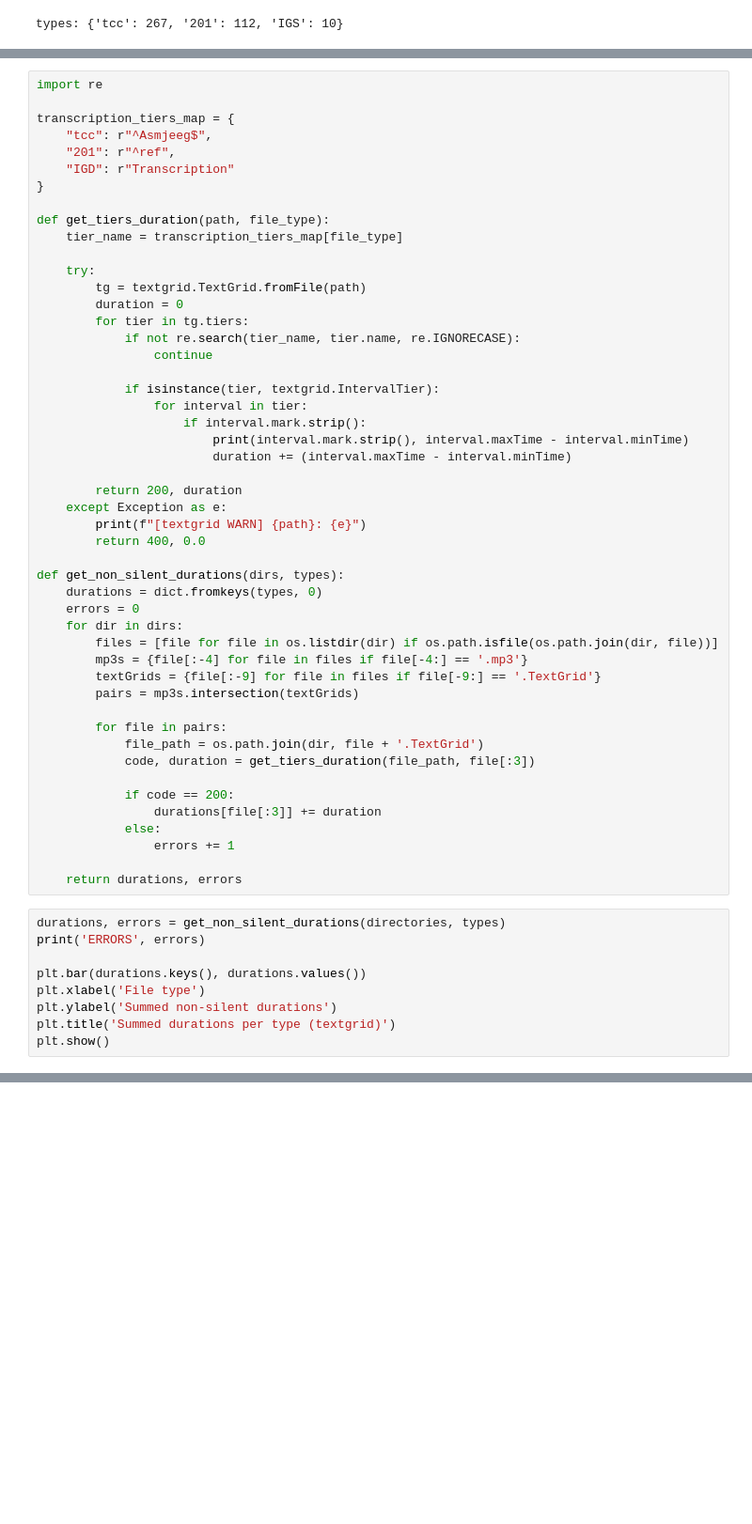
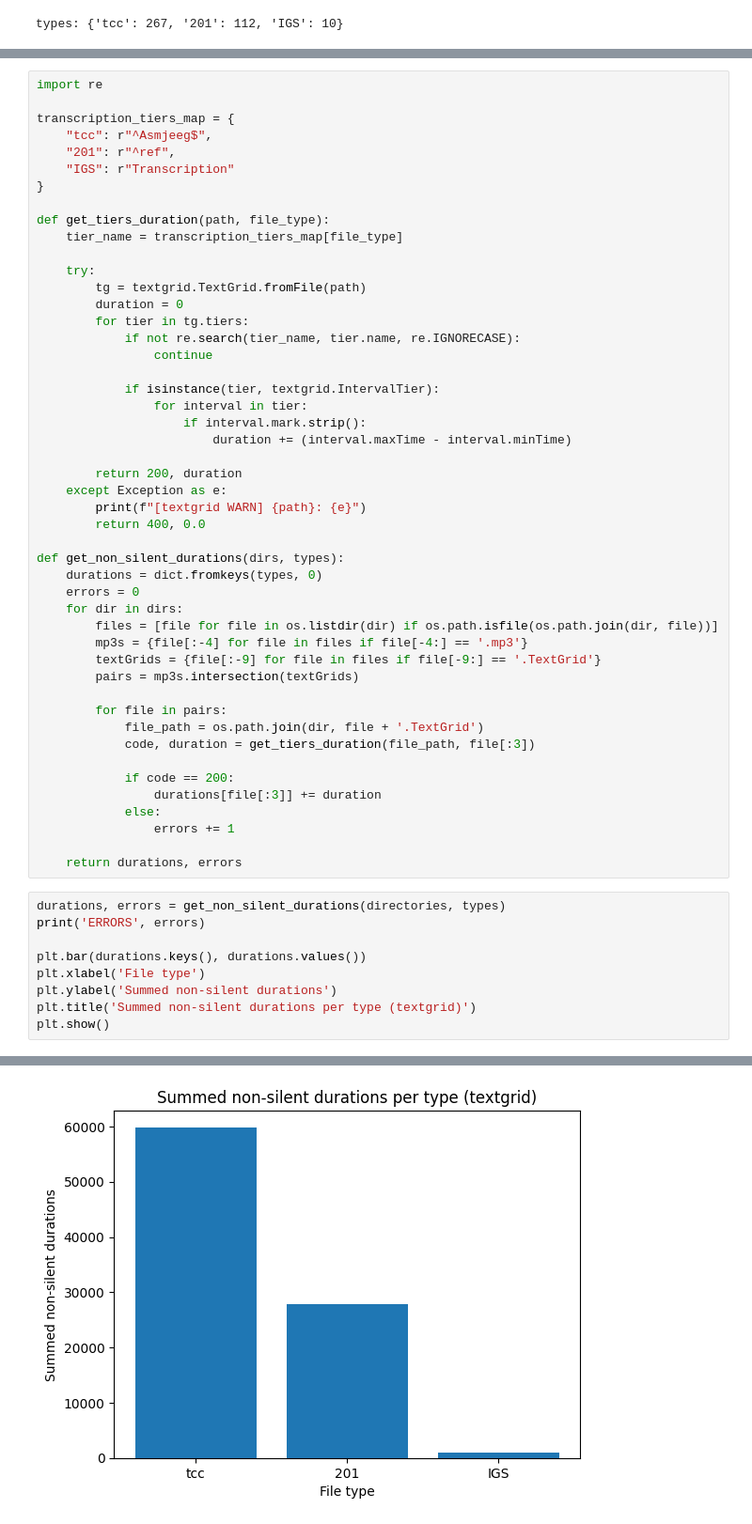
Before and after one commit to McOwska/Low-resource-languages, a Jupyter notebook: code/data_processing/EDA/file_types.ipynb, the cells around one changed output, grey strips where cells are left out. Shown: that part at 94% size. Cells and saved outputs as stored; diff of their text form; blank space fills up the shorter version.

```diff
--- a/code/data_processing/file_types.ipynb
+++ b/code/data_processing/EDA/file_types.ipynb
@@ -186,7 +186,7 @@ import re
 transcription_tiers_map = {
     "tcc": r"^Asmjeeg$",
     "201": r"^ref",
-    "IGD": r"Transcription"
+    "IGS": r"Transcription"
 }
 
 def get_tiers_duration(path, file_type):
@@ -202,7 +202,6 @@ def get_tiers_duration(path, file_type):
             if isinstance(tier, textgrid.IntervalTier):
                 for interval in tier:
                     if interval.mark.strip():
-                        print(interval.mark.strip(), interval.maxTime - interval.minTime)
                         duration += (interval.maxTime - interval.minTime)
 
         return 200, duration
@@ -236,6 +235,6 @@ print('ERRORS', errors)
 plt.bar(durations.keys(), durations.values())
 plt.xlabel('File type')
 plt.ylabel('Summed non-silent durations')
-plt.title('Summed durations per type (textgrid)')
+plt.title('Summed non-silent durations per type (textgrid)')
 plt.show()
 # %% [output]
@@ -242,0 +242 @@ TypeError: get_tiers_duration() missing 1 required positional argument: 'file_ty
+[figure, added]
```
Also changed, not shown: parts of 4 cells of this notebook.
